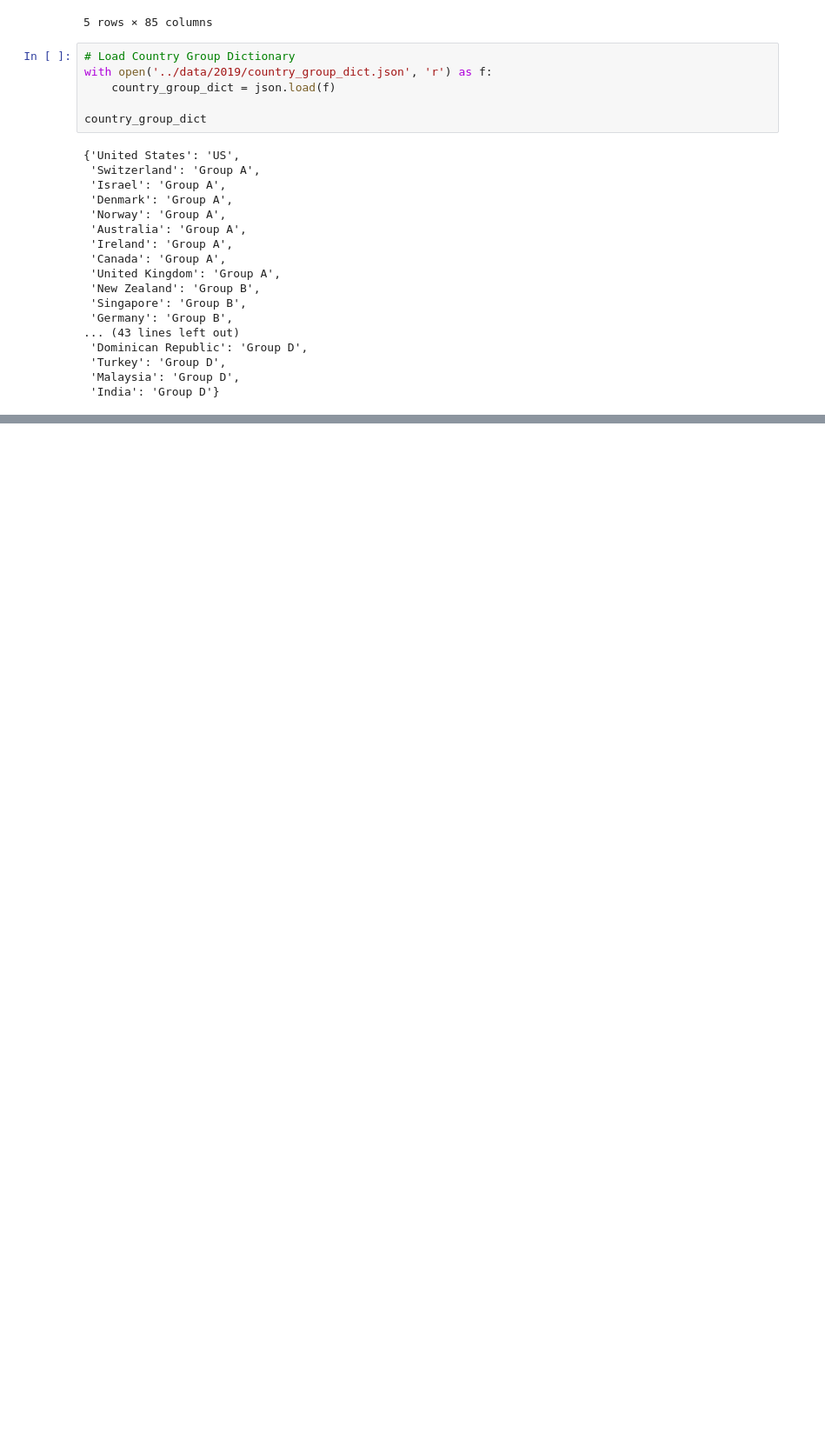
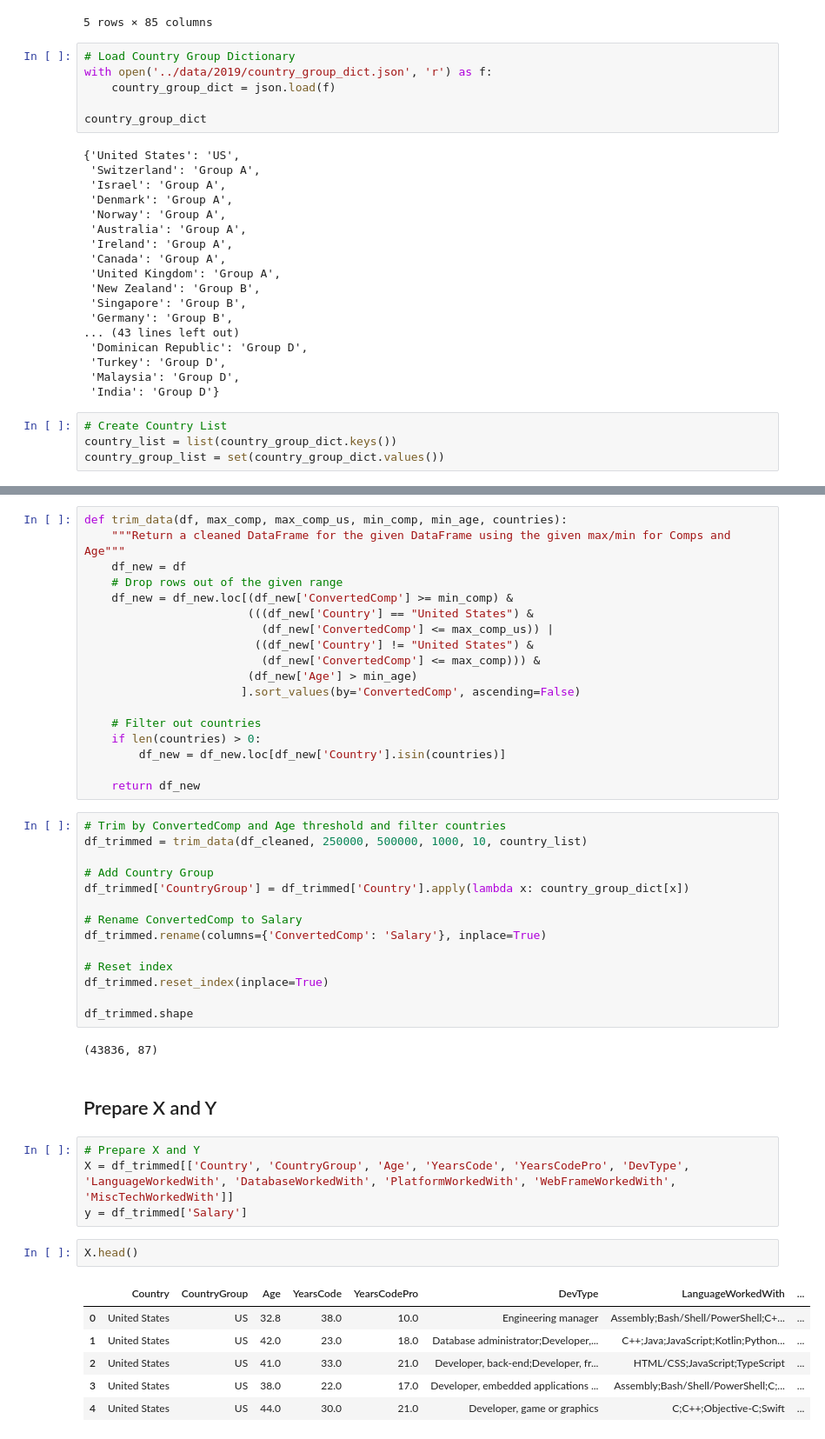
Before and after one commit to yuki678/stackoverflow, a Jupyter notebook: src/Comp_Estimate.ipynb, the cells around one changed output, grey strips where cells are left out. Shown at 87% size. Saved outputs shown, nothing was run; the diff lists cells and outputs as text; blank space fills up the shorter version.

```diff
--- a/src/Comp_Estimate.ipynb
+++ b/src/Comp_Estimate.ipynb
@@ -51,3 +51,7 @@ country_group_dict
  'Turkey': 'Group D',
  'Malaysia': 'Group D',
  'India': 'Group D'}
+# %%
+# Create Country List
+country_list = list(country_group_dict.keys())
+country_group_list = set(country_group_dict.values())
@@ -82,0 +107,49 @@ df_cleaned = clean_data(df_result)
+# %%
+def trim_data(df, max_comp, max_comp_us, min_comp, min_age, countries):
+    """Return a cleaned DataFrame for the given DataFrame using the given max/min for Comps and Age"""
+    df_new = df
+    # Drop rows out of the given range
+    df_new = df_new.loc[(df_new['ConvertedComp'] >= min_comp) &
+                        (((df_new['Country'] == "United States") &
+                          (df_new['ConvertedComp'] <= max_comp_us)) |
+                         ((df_new['Country'] != "United States") &
+                          (df_new['ConvertedComp'] <= max_comp))) &
+                        (df_new['Age'] > min_age)
+                       ].sort_values(by='ConvertedComp', ascending=False)
+
+    # Filter out countries
+    if len(countries) > 0:
+        df_new = df_new.loc[df_new['Country'].isin(countries)]
+
+    return df_new
+# %%
+# Trim by ConvertedComp and Age threshold and filter countries
+df_trimmed = trim_data(df_cleaned, 250000, 500000, 1000, 10, country_list)
+
+# Add Country Group
+df_trimmed['CountryGroup'] = df_trimmed['Country'].apply(lambda x: country_group_dict[x])
+
+# Rename ConvertedComp to Salary
+df_trimmed.rename(columns={'ConvertedComp': 'Salary'}, inplace=True)
+
+# Reset index
+df_trimmed.reset_index(inplace=True)
+
+df_trimmed.shape
+# %% [output]
+(43836, 87)
+# %% [markdown]
+## Prepare X and Y
+# %%
+# Prepare X and Y
+X = df_trimmed[['Country', 'CountryGroup', 'Age', 'YearsCode', 'YearsCodePro', 'DevType', 'LanguageWorkedWith', 'DatabaseWorkedWith', 'PlatformWorkedWith', 'WebFrameWorkedWith', 'MiscTechWorkedWith']]
+y = df_trimmed['Salary']
+# %%
+X.head()
+# %% [output]
+|  | Country | CountryGroup | Age | YearsCode | YearsCodePro | DevType | LanguageWorkedWith | ... |
+| 0 | United States | US | 32.8 | 38.0 | 10.0 | Engineering manager | Assembly;Bash/Shell/PowerShell;C+... | ... |
+| 1 | United States | US | 42.0 | 23.0 | 18.0 | Database administrator;Developer,... | C++;Java;JavaScript;Kotlin;Python... | ... |
+| 2 | United States | US | 41.0 | 33.0 | 21.0 | Developer, back-end;Developer, fr... | HTML/CSS;JavaScript;TypeScript | ... |
+| 3 | United States | US | 38.0 | 22.0 | 17.0 | Developer, embedded applications ... | Assembly;Bash/Shell/PowerShell;C;... | ... |
+| 4 | United States | US | 44.0 | 30.0 | 21.0 | Developer, game or graphics | C;C++;Objective-C;Swift | ... |
```
Also changed, not shown: parts of 15 cells of this notebook.
